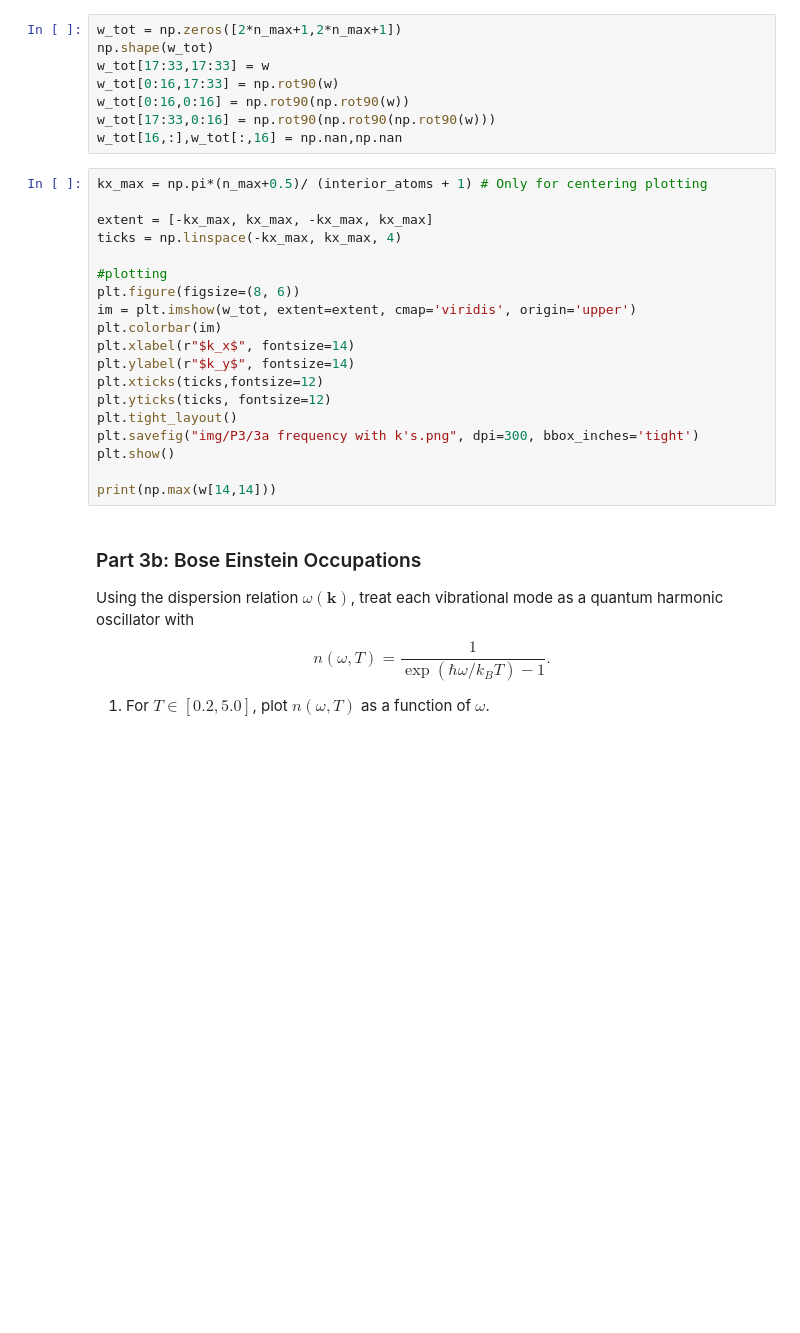
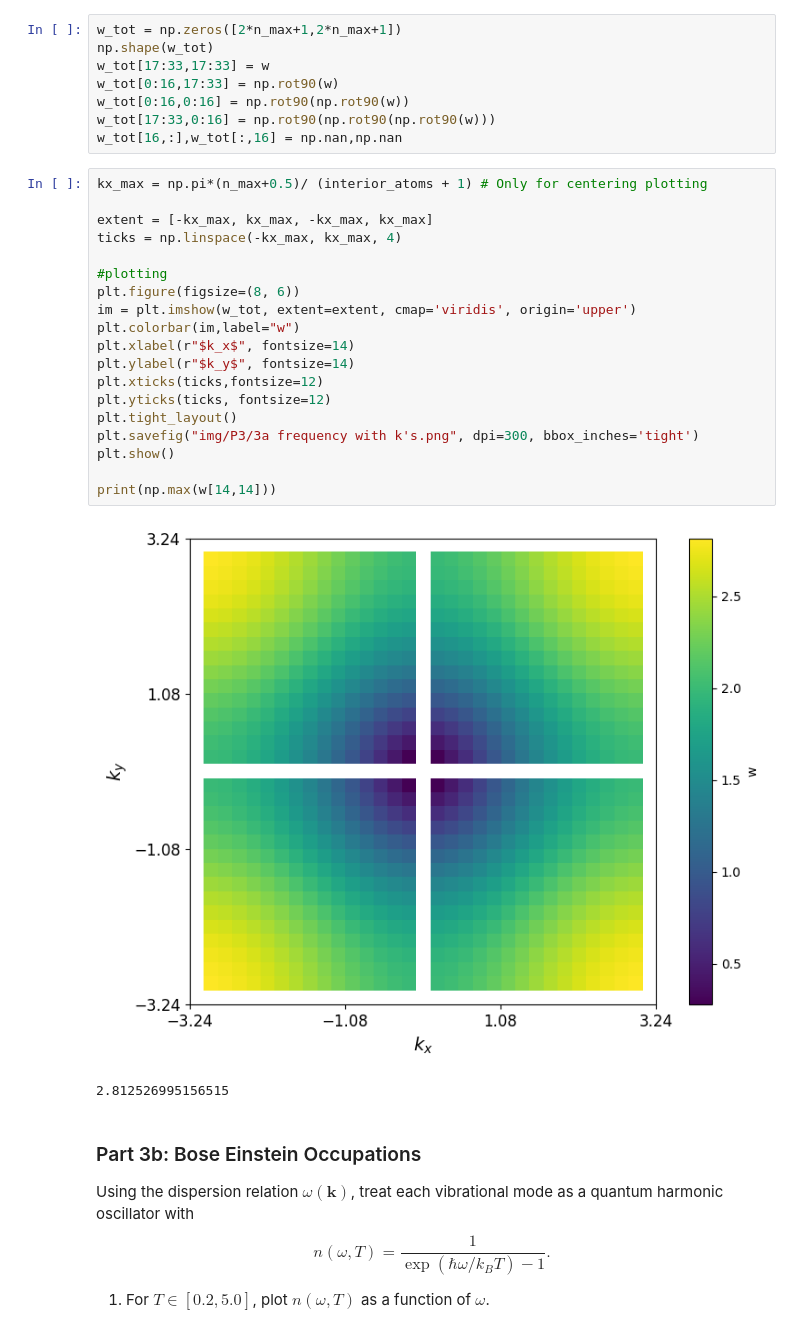
Before and after one commit to Danielle-06/Statfys-2-2026, a Jupyter notebook: 03.lattice_vibrations_nb.ipynb, the cells around one changed output. Saved outputs shown, nothing was run; the diff lists cells and outputs as text; blank space fills up the shorter version.

Commit message:
label toegevoegd vopor w as

```diff
--- a/03.lattice_vibrations_nb.ipynb
+++ b/03.lattice_vibrations_nb.ipynb
@@ -185,22 +213,25 @@ w_tot[16,:],w_tot[:,16] = np.nan,np.nan
 # %%
 kx_max = np.pi*(n_max+0.5)/ (interior_atoms + 1) # Only for centering plotting
 
 extent = [-kx_max, kx_max, -kx_max, kx_max]
 ticks = np.linspace(-kx_max, kx_max, 4)
 
 #plotting
 plt.figure(figsize=(8, 6))
 im = plt.imshow(w_tot, extent=extent, cmap='viridis', origin='upper')
-plt.colorbar(im)
+plt.colorbar(im,label="w")
 plt.xlabel(r"$k_x$", fontsize=14)
 plt.ylabel(r"$k_y$", fontsize=14)
 plt.xticks(ticks,fontsize=12)
 plt.yticks(ticks, fontsize=12)
 plt.tight_layout()
 plt.savefig("img/P3/3a frequency with k's.png", dpi=300, bbox_inches='tight')
 plt.show()
 
 print(np.max(w[14,14]))
+# %% [output]
+[figure, added]
+2.812526995156515
 # %% [markdown]
 ### Part 3b: Bose Einstein Occupations
 
```
Also changed, not shown: parts of 10 cells of this notebook, 4 other files.
